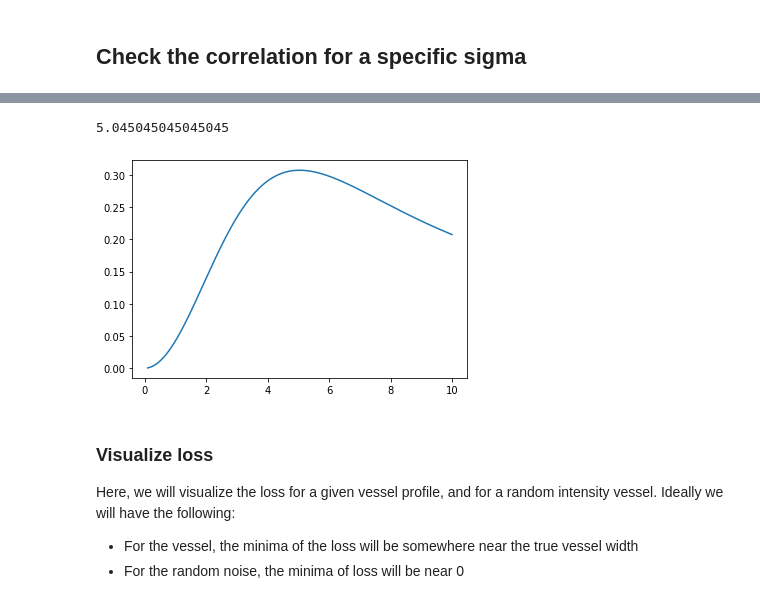
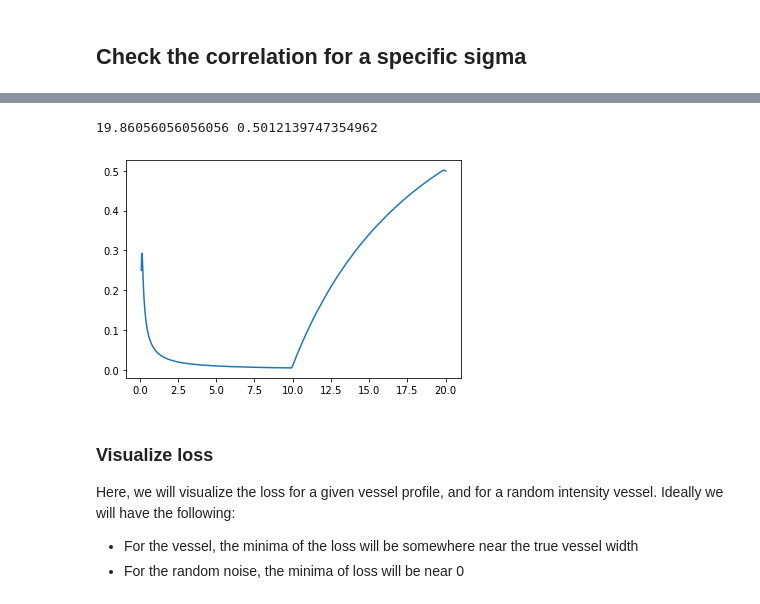
Before and after one commit to batmanlab/vessel-flow-consistency-ssl, a Jupyter notebook: notebooks/Vessel profile inspection (simulated).ipynb, the cells around one changed output, grey strips where cells are left out. Saved outputs shown, nothing was run; the diff lists cells and outputs as text; code cells hidden in the pictures.

```diff
--- a/notebooks/Vessel profile inspection (simulated).ipynb
+++ b/notebooks/Vessel profile inspection (simulated).ipynb
@@ -7,12 +7,16 @@ def Image(sigma):
     return exp(-(x/sigma)**2/2)
 #     return np.abs(x) < 1.5*sigma
 
+def AbsImage(sigma):
+    return np.abs(x) < sigma
+
+
 def sample(sigma, I=None):
     if I is None:
         img = Image(sigma)
     else:
         img = I + 0
-    _x = np.linspace(-3*sigma, 3*sigma, 1000) * 5 + 500
+    _x = np.linspace(-2*sigma, 2*sigma, 1000) * 5 + 500
     xf = np.floor(_x).astype(int)
     xc = xf + 1
     i_sample = img[xf] * (xc - _x) + img[xc] * (_x - xf)
@@ -47,13 +51,22 @@ plt.legend(["$\sigma = {}$".format(s) for s in Sigma], fontsize=16)
 # %% [markdown]
 ## Check the correlation for a specific sigma
 # %%
-sig = 5
-img = Image(sig)
+sig = 10
+img = AbsImage(sig)
+# modify image
+delta = 50
+imgn = 0*img
+if delta != 0:
+    imgn[delta:] = img[:-delta]
+    imgn[:delta] = img[-delta:]
+    img = imgn + 0
+
 corr = []
-for i in np.linspace(0.1, 10, 1000):
+for i in np.linspace(0.1, 20, 1000):
     st = sample(i, img)
     st[:250] *= -1
     st[750:] *= -1
-    st = st.mean()
+    st = st.mean() * 2
     corr.append(st)
 corr = np.array(corr)
+plt.plot(img)
@@ -60,10 +76,10 @@ corr = np.array(corr)
 # %%
-x_sig = np.linspace(0.1, 10, 1000)
+x_sig = np.linspace(0.1, 20, 1000)
 plt.plot(x_sig, corr)
-print(x_sig[np.argmax(corr)])
+print(x_sig[np.argmax(corr)], np.max(corr))
 # %% [output]
-5.045045045045045
+19.86056056056056 0.5012139747354962
-[figure, old version]
+[figure, new version]
 # %% [markdown]
 ### Visualize loss
 Here, we will visualize the loss for a given vessel profile, and for a random intensity vessel.
```
Also changed, not shown: parts of 4 cells of this notebook, 3 other files.
